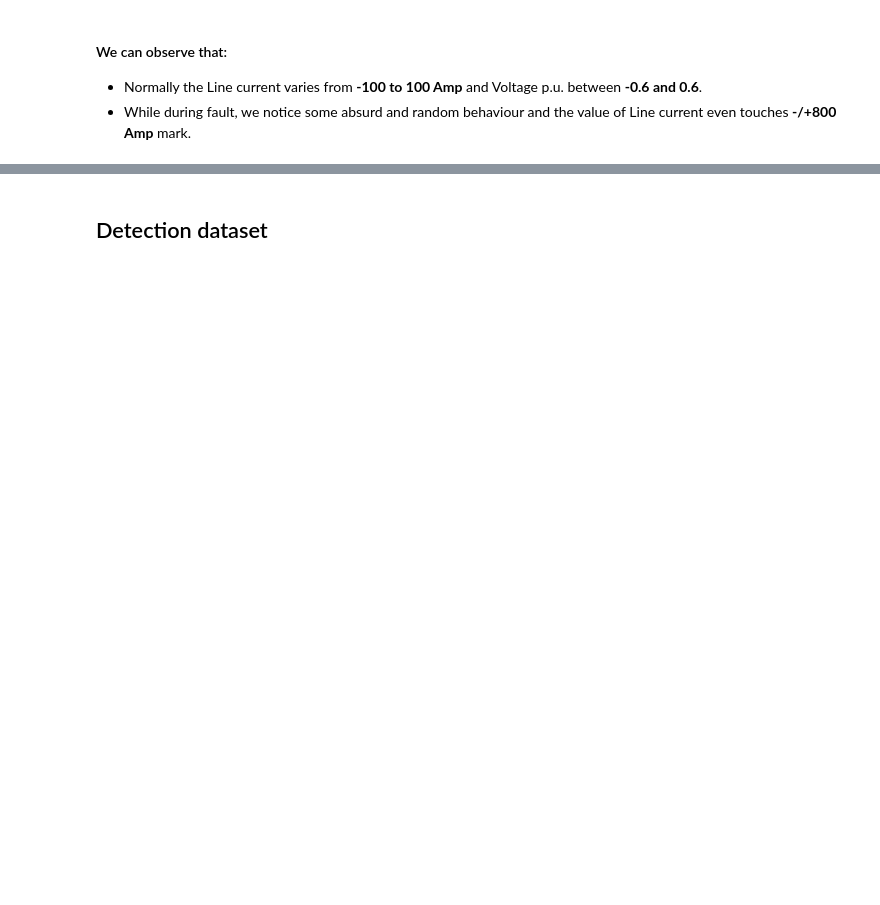
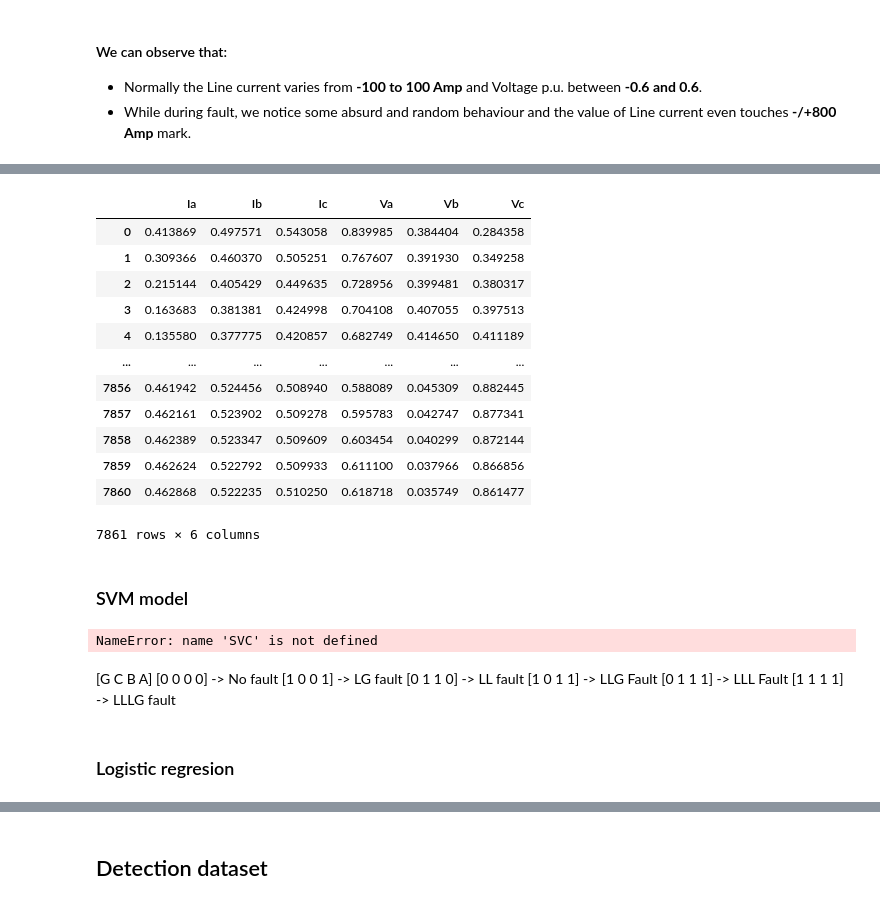
Before and after one commit to miguel10028/Electrical-Fault-detection-and-classification, a Jupyter notebook: electrical-fault-analysis.ipynb, the cells around one changed output, grey strips where cells are left out. Drawn from its saved outputs; the diff is of its cells as text; code cells hidden in the pictures; blank space fills up the shorter version.

```diff
--- a/electrical-fault-analysis.ipynb
+++ b/electrical-fault-analysis.ipynb
@@ -301,0 +279,24 @@ from sklearn import metrics
+# %%
+dip = cs.drop(columns=['G','C','B','A','fault_types'],axis=1)
+dipc = dip.columns
+
+mms = MinMaxScaler()
+df_dip = mms.fit_transform(dip)
+
+dip = pd.DataFrame(df_dip, columns=dipc)
+# %%
+dip
+# %% [output]
+|  | Ia | Ib | Ic | Va | Vb | Vc |
+| 0 | 0.413869 | 0.497571 | 0.543058 | 0.839985 | 0.384404 | 0.284358 |
+| 1 | 0.309366 | 0.460370 | 0.505251 | 0.767607 | 0.391930 | 0.349258 |
+| 2 | 0.215144 | 0.405429 | 0.449635 | 0.728956 | 0.399481 | 0.380317 |
+| 3 | 0.163683 | 0.381381 | 0.424998 | 0.704108 | 0.407055 | 0.397513 |
+| 4 | 0.135580 | 0.377775 | 0.420857 | 0.682749 | 0.414650 | 0.411189 |
+| ... | ... | ... | ... | ... | ... | ... |
+| 7856 | 0.461942 | 0.524456 | 0.508940 | 0.588089 | 0.045309 | 0.882445 |
+| 7857 | 0.462161 | 0.523902 | 0.509278 | 0.595783 | 0.042747 | 0.877341 |
+| 7858 | 0.462389 | 0.523347 | 0.509609 | 0.603454 | 0.040299 | 0.872144 |
+| 7859 | 0.462624 | 0.522792 | 0.509933 | 0.611100 | 0.037966 | 0.866856 |
+| 7860 | 0.462868 | 0.522235 | 0.510250 | 0.618718 | 0.035749 | 0.861477 |
+7861 rows × 6 columns
@@ -301,0 +305,23 @@ from sklearn import metrics
+# %% [markdown]
+### SVM model
+# %%
+sv = SVC(C=1000,kernel='rbf',gamma=1, degree=2)
+
+sv.fit(X_train,y_train)
+scores = cross_val_score(sv, X_test, y_test, cv=10)
+print("Score:", np.mean(scores))
+y_pred = sv.predict(X_test)
+conf_matrix = confusion_matrix(y_test, y_pred)
+print("Matriz de confusión:\n", conf_matrix)
+# %% [output]
+NameError: name 'SVC' is not defined
+# %% [markdown]
+[G C B A]
+[0 0 0 0] -> No fault
+[1 0 0 1] -> LG fault
+[0 1 1 0] -> LL fault
+[1 0 1 1] -> LLG Fault
+[0 1 1 1] -> LLL Fault
+[1 1 1 1] -> LLLG fault
+# %% [markdown]
+### Logistic regresion
```
Also changed, not shown: parts of 52 cells of this notebook.
